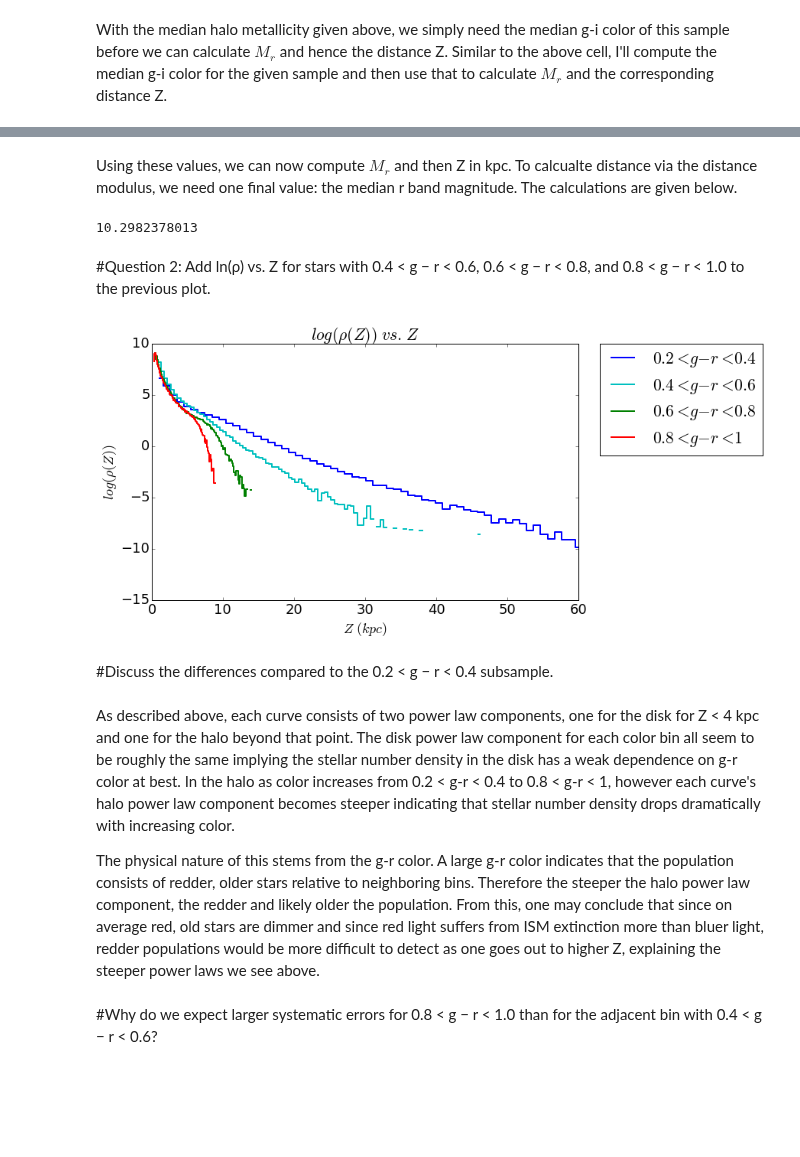
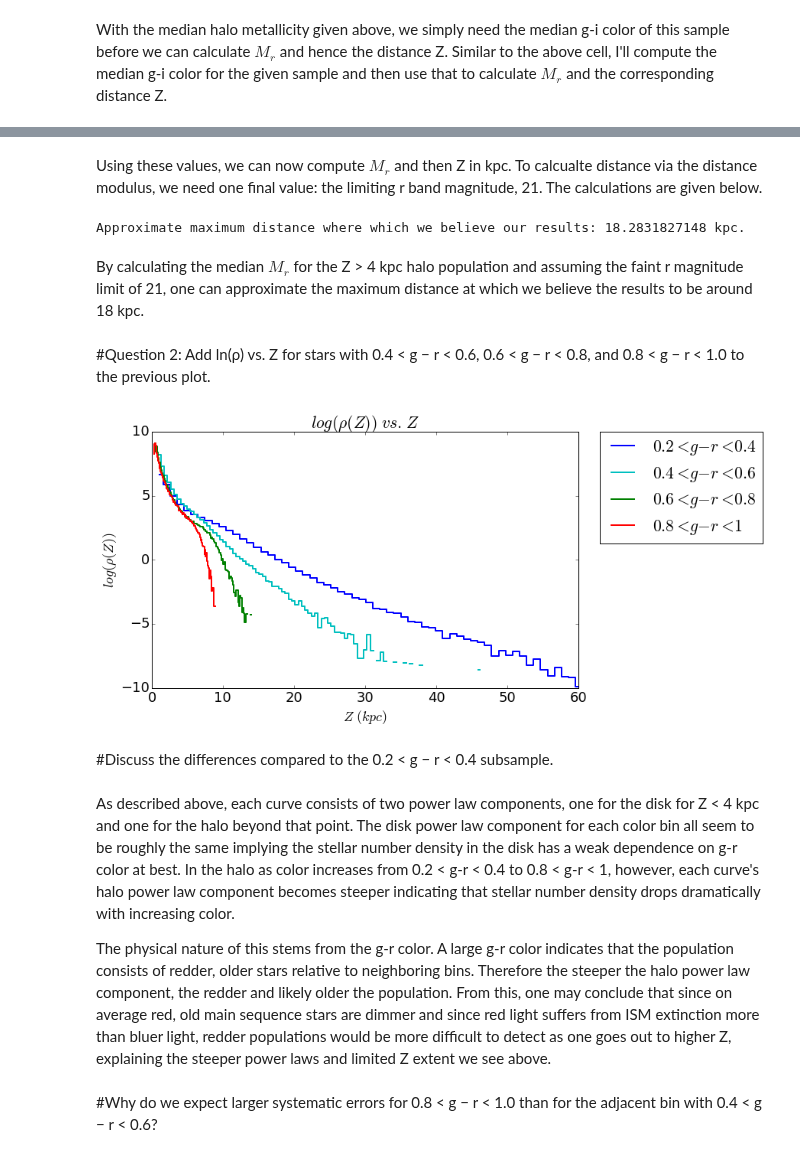
Before and after one commit to ivezic/Astr511, a Jupyter notebook: HW2015/Project1/ASTR511_HW1_Fleming.ipynb, the cells around one changed output, grey strips where cells are left out. Cells and saved outputs as stored; diff of their text form; code cells hidden in the pictures; blank space fills up the shorter version.

```diff
--- a/HW2015/Project1/FlemingAstr511HW1Long.ipynb
+++ b/HW2015/Project1/ASTR511_HW1_Fleming.ipynb
@@ -243,21 +243,16 @@ print gi_median, gi_std
 # %% [markdown]
-Using these values, we can now compute $M_r$ and then Z in kpc.  To calcualte distance via the distance modulus, we need one final value: the median r band magnitude.  The calculations are given below.
+Using these values, we can now compute $M_r$ and then Z in kpc.  To calcualte distance via the distance modulus, we need one final value: the limiting r band magnitude, 21.  The calculations are given below.
 # %%
-#Compute median r band magnitude in sample defined above
-r_Z = data[:,R]
-r_Z = r_Z[mask]
-r_median = np.median(r_Z)
-r_std = np.std(r_Z)
-
 #Compute absolute magnitude then distance
 M_r_halo = calcMr(calcM_0(gi_median),calcDeltaMR(haloMetals_median))
 M_r_halo_std = calcMr(calcM_0(gi_std),calcDeltaMR(haloMetals_std))
-distance = (10.0)*np.power(10.0,((r_median-M_r_halo)/5.0))/(1000.0)
-distance_std = (10.0)*np.power(10.0,((r_std-M_r_halo_std)/5.0))/(1000.0)
+distance = (10.0)*np.power(10.0,((21.0-M_r_halo)/5.0))/(1000.0)
 
-print distance + distance_std
+print "Approximate maximum distance where which we believe our results: {0} kpc.".format(distance)
 # %% [output]
-10.2982378013
+Approximate maximum distance where which we believe our results: 18.2831827148 kpc.
+# %% [markdown]
+By calculating the median $M_r$ for the Z > 4 kpc halo population and assuming the faint r magnitude limit of 21, one can approximate the maximum distance at which we believe the results to be around 18 kpc.
 # %% [markdown]
 #Question 2: Add ln(ρ) vs. Z for stars with 0.4 < g − r < 0.6, 0.6 < g − r < 0.8, and 0.8 < g − r < 1.0 to the previous plot.
 # %%
@@ -277,25 +272,25 @@ rho2, zBins2 = calcRho(zArray,mask)
 # %%
 #Plot various g-r subsets together for comparisons
 plt.plot(zBins,np.log(rho),c='b',linestyle='steps-mid',linewidth=2,label='$0.2<g-r<0.4$')
 plt.plot(zBins0,np.log(rho0),c='c',linestyle='steps-mid',linewidth=2,label='$0.4<g-r<0.6$')
 plt.plot(zBins1,np.log(rho1),c='g',linestyle='steps-mid',linewidth=2,label='$0.6<g-r<0.8$')
 plt.plot(zBins2,np.log(rho2),c='r',linestyle='steps-mid',linewidth=2,label='$0.8<g-r<1$')
 
 plt.xlim([0,60])
-#plt.ylim([-25,-4])
+plt.ylim([-10,10])
 plt.xlabel("$Z \ (kpc)$")
 plt.ylabel(r"$log(\rho(Z))$")
 plt.title(r"$log(\rho(Z)) \ vs. \ Z$")
 plt.legend(bbox_to_anchor=(1.05, 1), loc=2, borderaxespad=0.,markerscale=5)
 plt.show()
 # %% [output]
-[figure, old version]
+[figure, new version]
 # %% [markdown]
 #Discuss the differences compared to the 0.2 < g − r < 0.4 subsample.
 # %% [markdown]
-As described above, each curve consists of two power law components, one for the disk for Z < 4 kpc and one for the halo beyond that point.  The disk power law component for each color bin all seem to be roughly the same implying the stellar number density in the disk has a weak dependence on g-r color at best.  In the halo as color increases from 0.2 < g-r < 0.4 to 0.8 < g-r < 1, however each curve's halo power law component becomes steeper indicating that stellar number density drops dramatically with increasing color.
+As described above, each curve consists of two power law components, one for the disk for Z < 4 kpc and one for the halo beyond that point.  The disk power law component for each color bin all seem to be roughly the same implying the stellar number density in the disk has a weak dependence on g-r color at best.  In the halo as color increases from 0.2 < g-r < 0.4 to 0.8 < g-r < 1, however, each curve's halo power law component becomes steeper indicating that stellar number density drops dramatically with increasing color.
 
-The physical nature of this stems from the g-r color.  A large g-r color indicates that the population consists of redder, older stars relative to neighboring bins.  Therefore the steeper the halo power law component, the redder and likely older the population.  From this, one may conclude that since on average red, old stars are dimmer and since red light suffers from ISM extinction more than bluer light, redder populations would be more difficult to detect as one goes out to higher Z, explaining the steeper power laws we see above.
+The physical nature of this stems from the g-r color.  A large g-r color indicates that the population consists of redder, older stars relative to neighboring bins.  Therefore the steeper the halo power law component, the redder and likely older the population.  From this, one may conclude that since on average red, old main sequence stars are dimmer and since red light suffers from ISM extinction more than bluer light, redder populations would be more difficult to detect as one goes out to higher Z, explaining the steeper power laws and limited Z extent we see above.
 # %% [markdown]
 #Why do we expect larger systematic errors for 0.8 < g − r < 1.0 than for the adjacent bin with 0.4 < g − r < 0.6?
 # %% [markdown]
```
Also changed, not shown: parts of 19 cells of this notebook.
